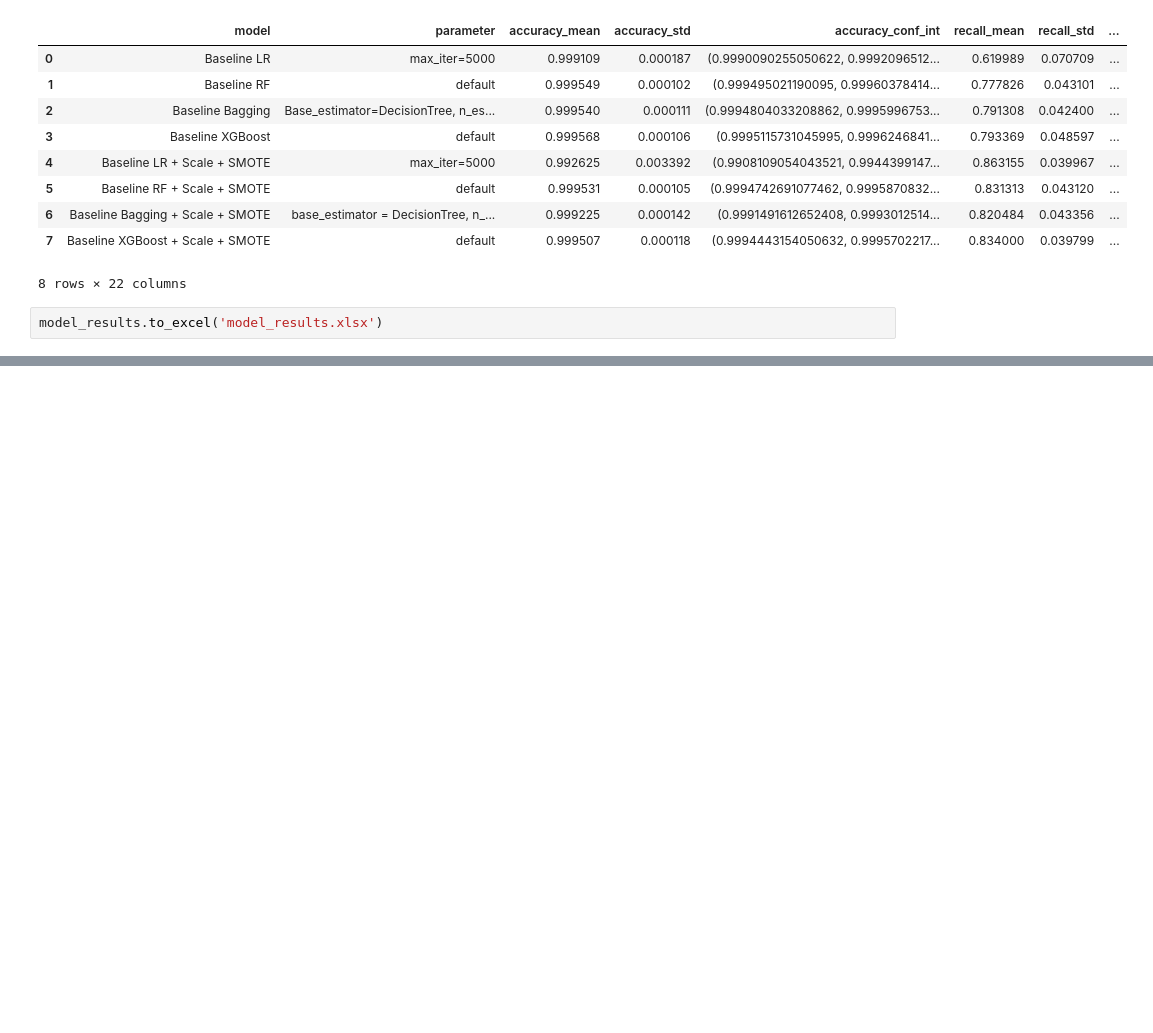
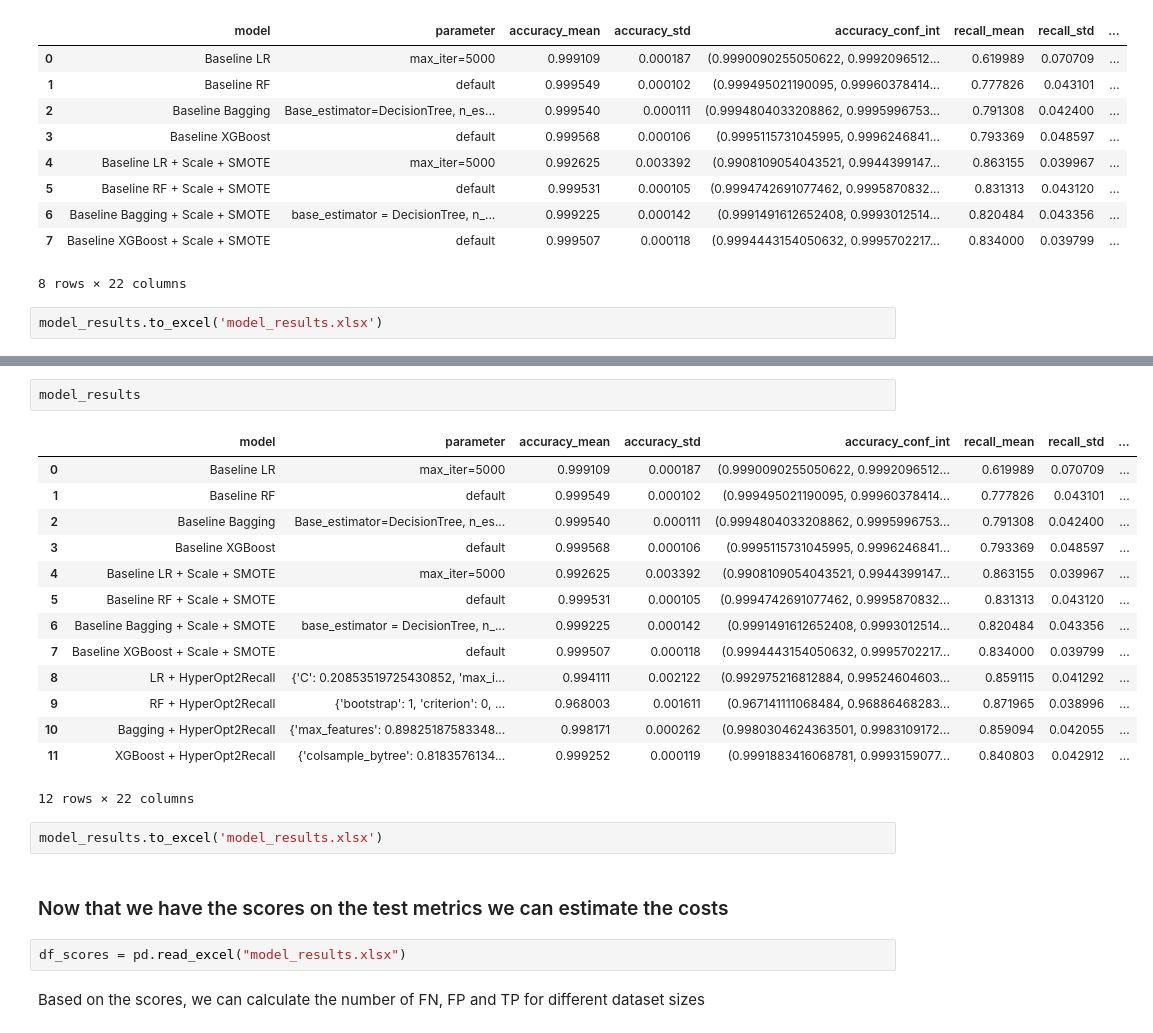
Before and after one commit to wihe96/Master_thesis_credit_card_fraud_detection, a Jupyter notebook: Credit_Card_Fraud_Detection_Business_Centric_Approach.ipynb, the cells around one changed output, grey strips where cells are left out. Drawn from its saved outputs; the diff is of its cells as text; blank space fills up the shorter version.

```diff
--- a/Credit_Card_Fraud_Detection_Business_Centric_Approach.ipynb
+++ b/Credit_Card_Fraud_Detection_Business_Centric_Approach.ipynb
@@ -776,0 +1156,25 @@ model_results.to_excel('model_results.xlsx')
+# %%
+model_results
+# %% [output]
+|  | model | parameter | accuracy_mean | accuracy_std | accuracy_conf_int | recall_mean | recall_std | ... |
+| 0 | Baseline LR | max_iter=5000 | 0.999109 | 0.000187 | (0.9990090255050622, 0.9992096512... | 0.619989 | 0.070709 | ... |
+| 1 | Baseline RF | default | 0.999549 | 0.000102 | (0.999495021190095, 0.99960378414... | 0.777826 | 0.043101 | ... |
+| 2 | Baseline Bagging | Base_estimator=DecisionTree, n_es... | 0.999540 | 0.000111 | (0.9994804033208862, 0.9995996753... | 0.791308 | 0.042400 | ... |
+| 3 | Baseline XGBoost | default | 0.999568 | 0.000106 | (0.9995115731045995, 0.9996246841... | 0.793369 | 0.048597 | ... |
+| 4 | Baseline LR + Scale + SMOTE | max_iter=5000 | 0.992625 | 0.003392 | (0.9908109054043521, 0.9944399147... | 0.863155 | 0.039967 | ... |
+| 5 | Baseline RF + Scale + SMOTE | default | 0.999531 | 0.000105 | (0.9994742691077462, 0.9995870832... | 0.831313 | 0.043120 | ... |
+| 6 | Baseline Bagging + Scale + SMOTE | base_estimator = DecisionTree, n_... | 0.999225 | 0.000142 | (0.9991491612652408, 0.9993012514... | 0.820484 | 0.043356 | ... |
+| 7 | Baseline XGBoost + Scale + SMOTE | default | 0.999507 | 0.000118 | (0.9994443154050632, 0.9995702217... | 0.834000 | 0.039799 | ... |
+| 8 | LR + HyperOpt2Recall | {'C': 0.20853519725430852, 'max_i... | 0.994111 | 0.002122 | (0.992975216812884, 0.99524604603... | 0.859115 | 0.041292 | ... |
+| 9 | RF + HyperOpt2Recall | {'bootstrap': 1, 'criterion': 0, ... | 0.968003 | 0.001611 | (0.967141111068484, 0.96886468283... | 0.871965 | 0.038996 | ... |
+| 10 | Bagging + HyperOpt2Recall | {'max_features': 0.89825187583348... | 0.998171 | 0.000262 | (0.9980304624363501, 0.9983109172... | 0.859094 | 0.042055 | ... |
+| 11 | XGBoost + HyperOpt2Recall | {'colsample_bytree': 0.8183576134... | 0.999252 | 0.000119 | (0.9991883416068781, 0.9993159077... | 0.840803 | 0.042912 | ... |
+12 rows × 22 columns
+# %%
+model_results.to_excel('model_results.xlsx')
+# %% [markdown]
+### Now that we have the scores on the test metrics we can estimate the costs
+# %%
+df_scores = pd.read_excel("model_results.xlsx")
+# %% [markdown]
+Based on the scores, we can calculate the number of FN, FP and TP for different dataset sizes
```
Also changed, not shown: parts of 16 cells of this notebook.
